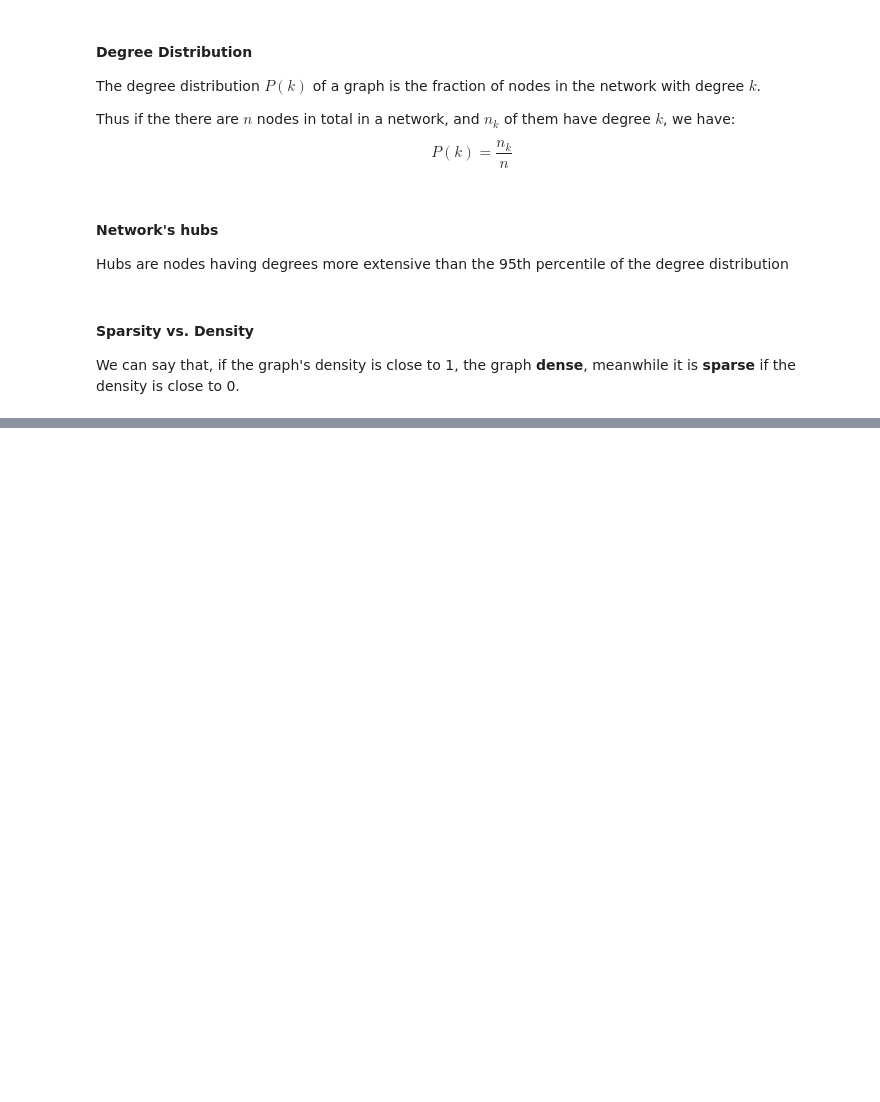
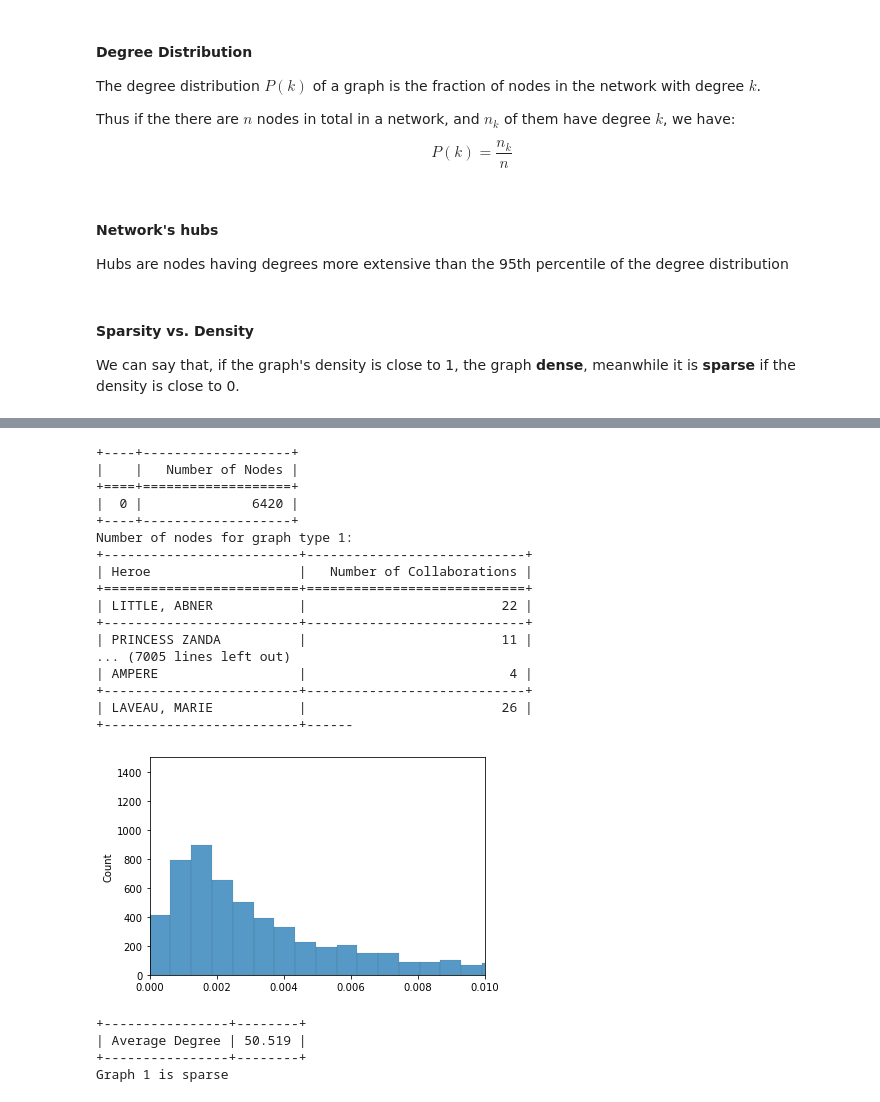
Before and after one commit to LeoDiNino97/ADM_HW5_Group20, a Jupyter notebook: HW5_Gian.ipynb, the cells around one changed output, grey strips where cells are left out. Drawn from its saved outputs; the diff is of its cells as text; code cells hidden in the pictures; blank space fills up the shorter version.

```diff
--- a/HW5_Gian.ipynb
+++ b/HW5_Gian.ipynb
@@ -516,0 +607,27 @@ The graph is spase
+# %%
+test_bis = func1(graph=graph1, graph_type=1, topN=False, n=0)
+# %%
+test_bis.visualization()
+# %% [output]
++----+-------------------+
+|    |   Number of Nodes |
++====+===================+
+|  0 |              6420 |
++----+-------------------+
+Number of nodes for graph type 1:
++-------------------------+----------------------------+
+| Heroe                   |   Number of Collaborations |
++=========================+============================+
+| LITTLE, ABNER           |                         22 |
++-------------------------+----------------------------+
+| PRINCESS ZANDA          |                         11 |
+... (7005 lines left out)
+| AMPERE                  |                          4 |
++-------------------------+----------------------------+
+| LAVEAU, MARIE           |                         26 |
++-------------------------+------
+[figure, added]
++----------------+--------+
+| Average Degree | 50.519 |
++----------------+--------+
+Graph 1 is sparse
```
Also changed, not shown: parts of 11 cells of this notebook.
